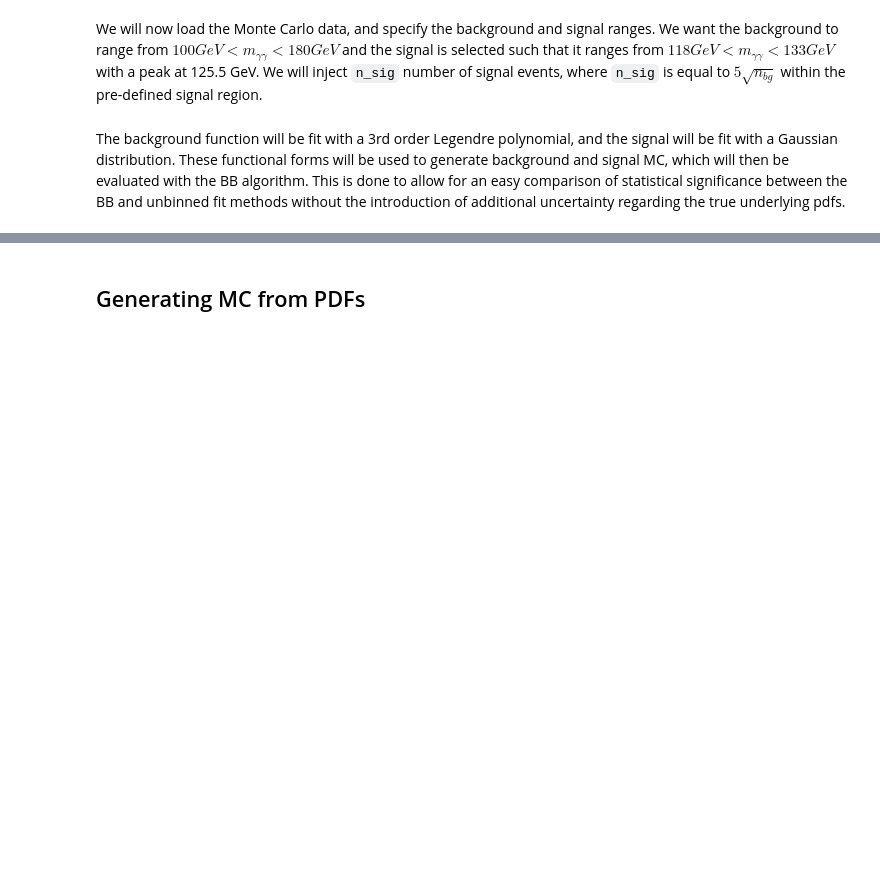
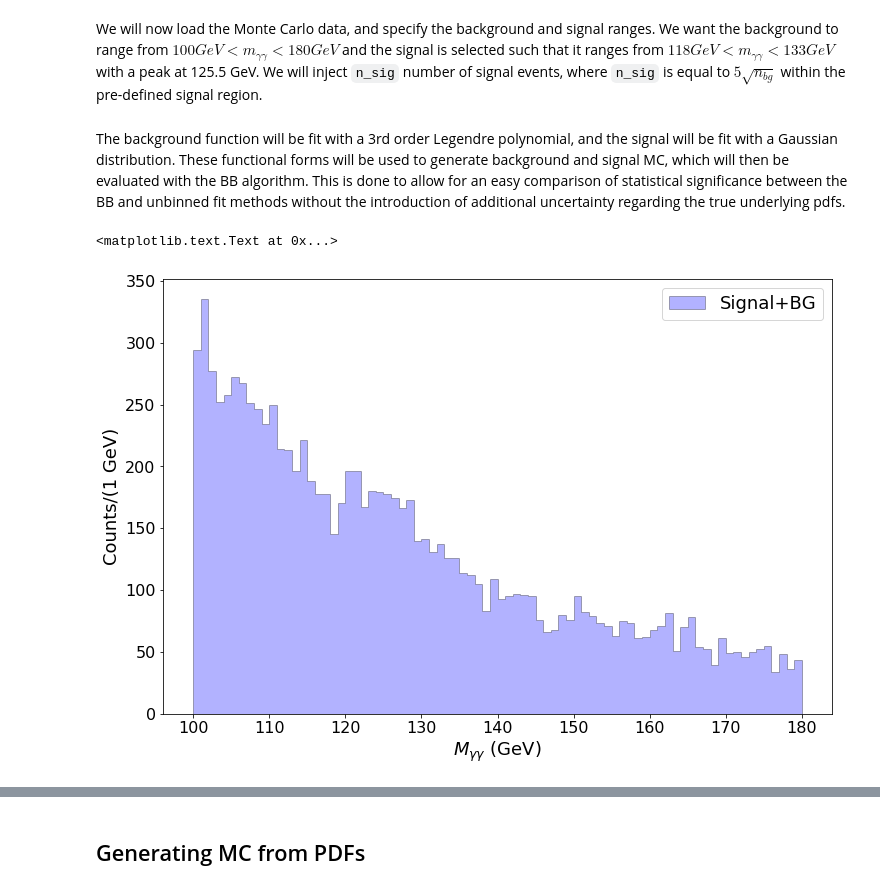
Before and after one commit to pollackscience/BayesianBlocks, a Jupyter notebook: bb/hep/hgg_writeup.ipynb, the cells around one changed output, grey strips where cells are left out. Saved outputs shown, nothing was run; the diff lists cells and outputs as text; code cells hidden in the pictures; blank space fills up the shorter version.

```diff
--- a/bb/hep/hgg_writeup.ipynb
+++ b/bb/hep/hgg_writeup.ipynb
@@ -49,4 +49,12 @@ nbins   = 80 # for 2 GeV histogram binning
 binning = (xlimits[1]-xlimits[0])/nbins
 # %% [markdown]
 The background function will be fit with a 3rd order Legendre polynomial, and the signal will be fit with a Gaussian distribution.  These functional forms will be used to generate background and signal MC, which will then be evaluated with the BB algorithm.  This is done to allow for an easy comparison of statistical significance between the BB and unbinned fit methods without the introduction of additional uncertainty regarding the true underlying pdfs.
+# %%
+plt.hist(np.concatenate([data_bg, data_sig]), bins = 80, alpha=0.3, histtype='stepfilled', label=['Signal+BG'], color='blue', range=(100,180), edgecolor='k')
+plt.legend()
+plt.ylabel('Counts/(1 GeV)')
+plt.xlabel('$M_{\gamma\gamma}$ (GeV)')
+# %% [output]
+<matplotlib.text.Text at 0x...>
+[figure, added]
 # %%
```
Also changed, not shown: parts of 8 cells of this notebook, 3 other files.
